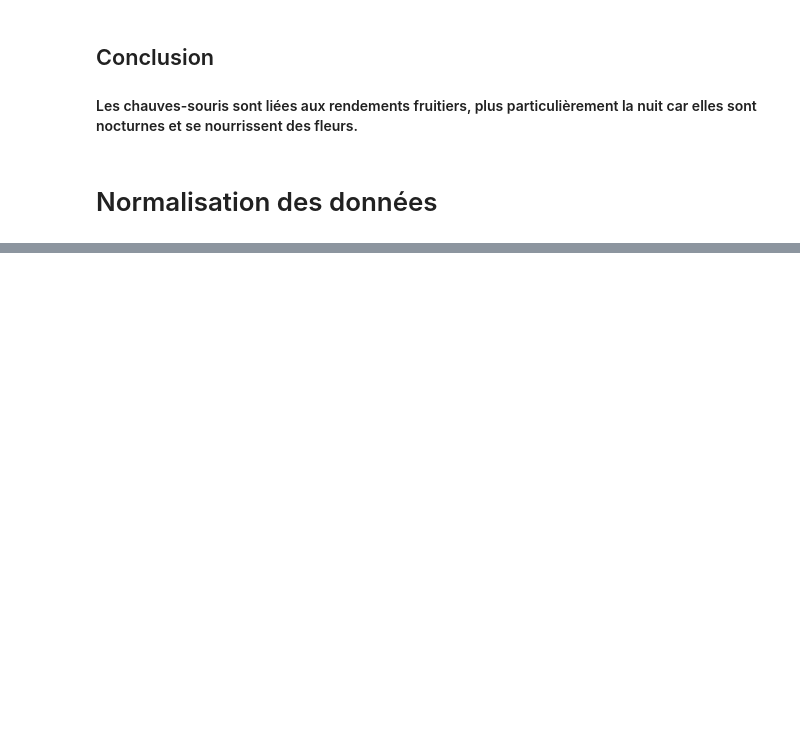
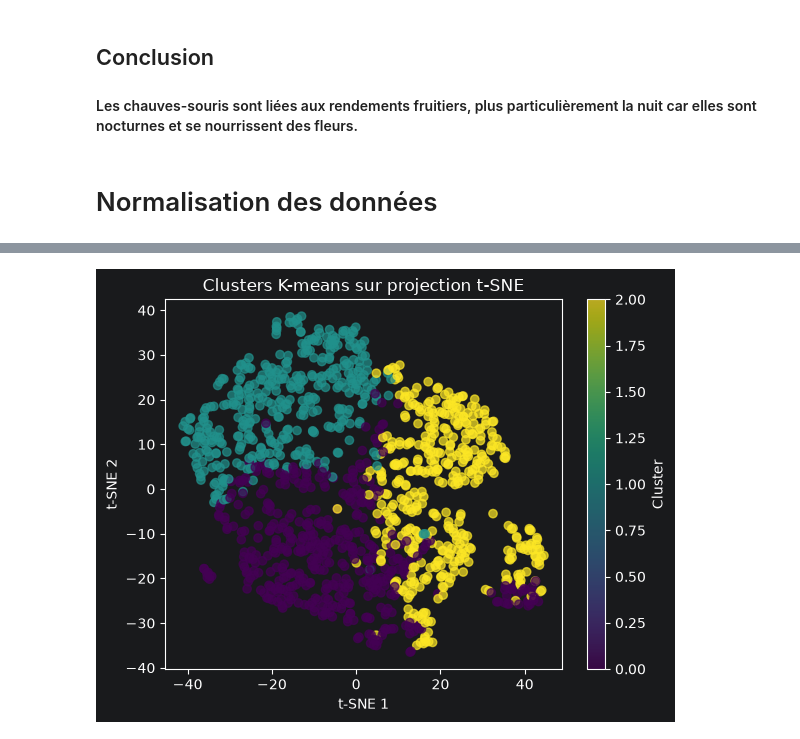
Before and after one commit to alichabaka173/20262027-UE-DataMining-Project, a Jupyter notebook: Ecology_notebook.ipynb, the cells around one changed output, grey strips where cells are left out. Cells and saved outputs as stored; diff of their text form; code cells hidden in the pictures; blank space fills up the shorter version.

```diff
--- a/Ecology_notebook.ipynb
+++ b/Ecology_notebook.ipynb
@@ -572,0 +647,9 @@ normal_orchard[orchard_cols] = scaler.fit_transform(df_orchard[orchard_cols])
+# %%
+scatter = plt.scatter(X_tsne[:, 0], X_tsne[:, 1], c=clusters, alpha=0.7)
+plt.colorbar(label="Cluster")
+plt.xlabel("t-SNE 1")
+plt.ylabel("t-SNE 2")
+plt.title("Clusters K-means sur projection t-SNE")
+plt.show()
+# %% [output]
+[figure, added]
```
Also changed, not shown: parts of 9 cells of this notebook, 1 other file.
